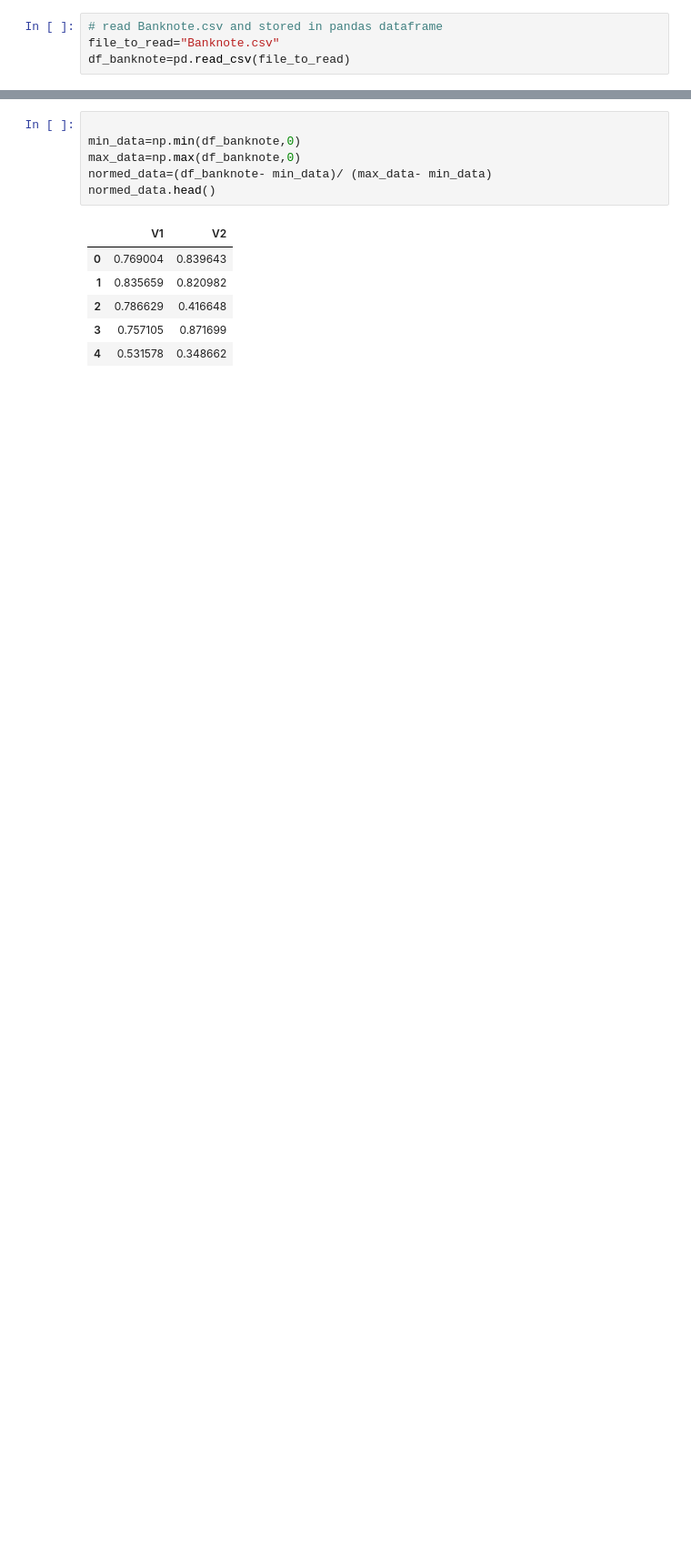
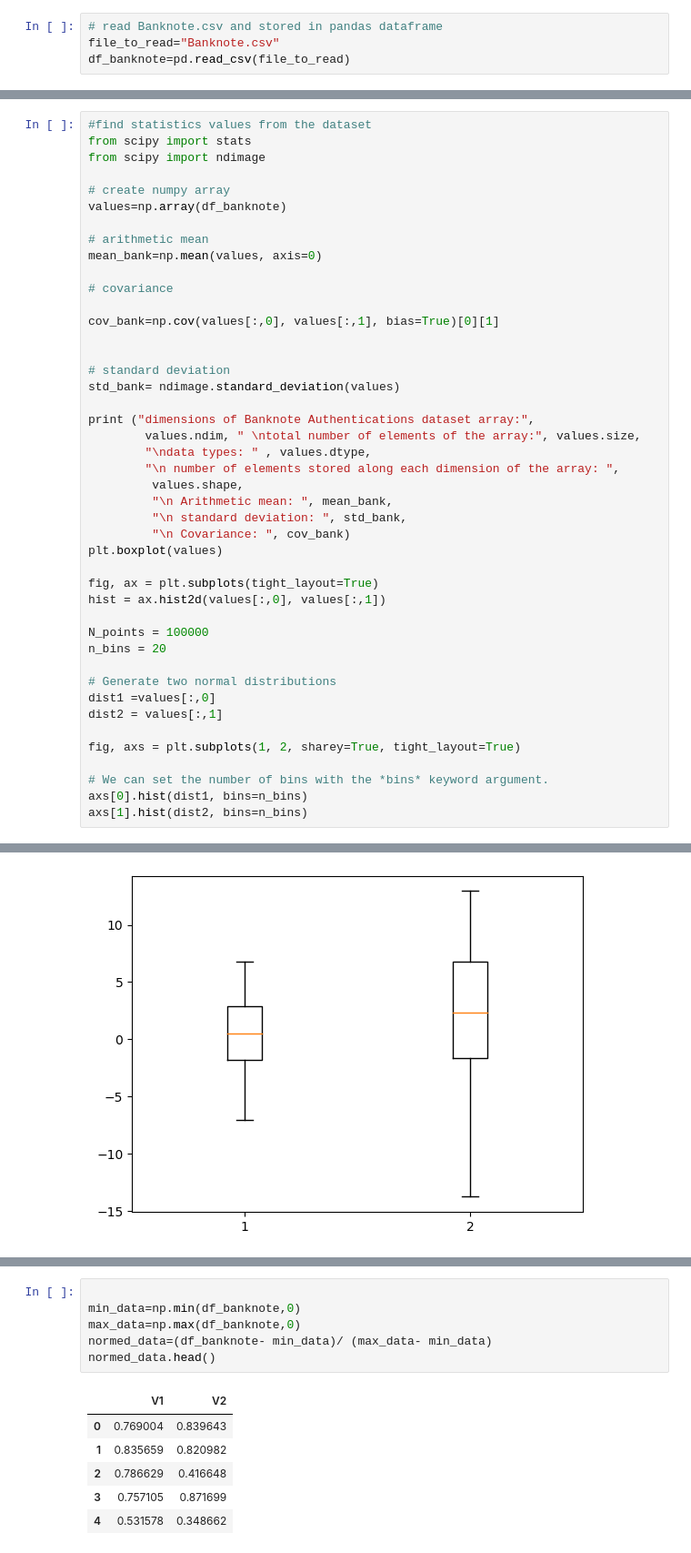
Before and after one commit to irenediaz1974/Portfolio2023, a Jupyter notebook: KMeans_Notebook/data_exploration.ipynb, the cells around one changed output, grey strips where cells are left out. Shown: that part at 91% size. Drawn from its saved outputs; the diff is of its cells as text; blank space fills up the shorter version.

```diff
--- a/KMeans_Notebook/data_exploration.ipynb
+++ b/KMeans_Notebook/data_exploration.ipynb
@@ -41,0 +47,45 @@ the standard deviation V1: 2.8427625862451658
+# %%
+#find statistics values from the dataset
+from scipy import stats
+from scipy import ndimage
+
+# create numpy array
+values=np.array(df_banknote)
+
+# arithmetic mean
+mean_bank=np.mean(values, axis=0)
+
+# covariance
+
+cov_bank=np.cov(values[:,0], values[:,1], bias=True)[0][1]
+
+
+# standard deviation
+std_bank= ndimage.standard_deviation(values)
+
+print ("dimensions of Banknote Authentications dataset array:",
+        values.ndim, " \ntotal number of elements of the array:", values.size,
+        "\ndata types: " , values.dtype,
+        "\n number of elements stored along each dimension of the array: ",
+         values.shape,
+         "\n Arithmetic mean: ", mean_bank,
+         "\n standard deviation: ", std_bank,
+         "\n Covariance: ", cov_bank)
+plt.boxplot(values)
+
+fig, ax = plt.subplots(tight_layout=True)
+hist = ax.hist2d(values[:,0], values[:,1])
+
+N_points = 100000
+n_bins = 20
+
+# Generate two normal distributions
+dist1 =values[:,0]
+dist2 = values[:,1]
+
+fig, axs = plt.subplots(1, 2, sharey=True, tight_layout=True)
+
+# We can set the number of bins with the *bins* keyword argument.
+axs[0].hist(dist1, bins=n_bins)
+axs[1].hist(dist2, bins=n_bins)
+# %% [output]
@@ -41,0 +107 @@ the standard deviation V1: 2.8427625862451658
+[figure, added]
```
Also changed, not shown: parts of 18 cells of this notebook, 12 other files.
